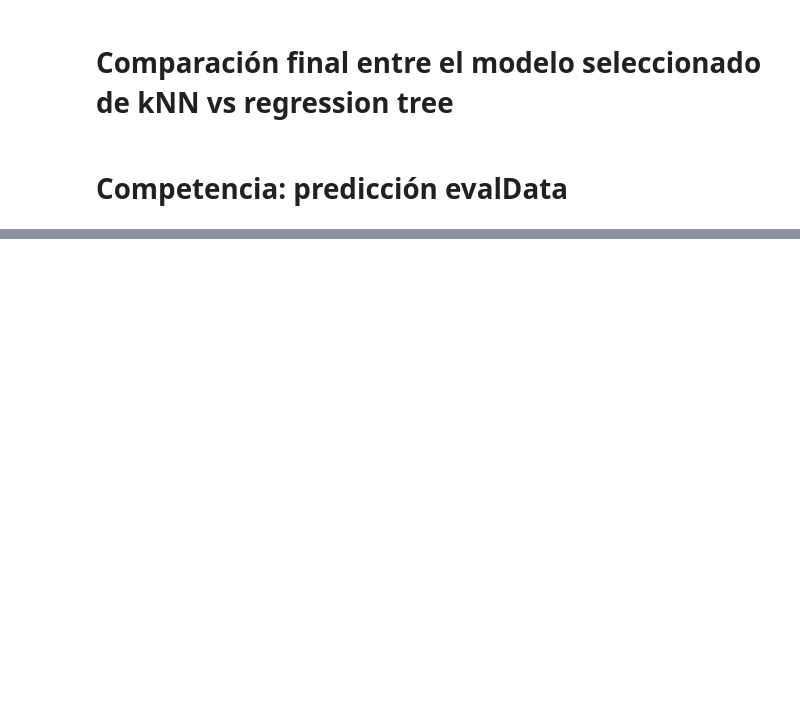
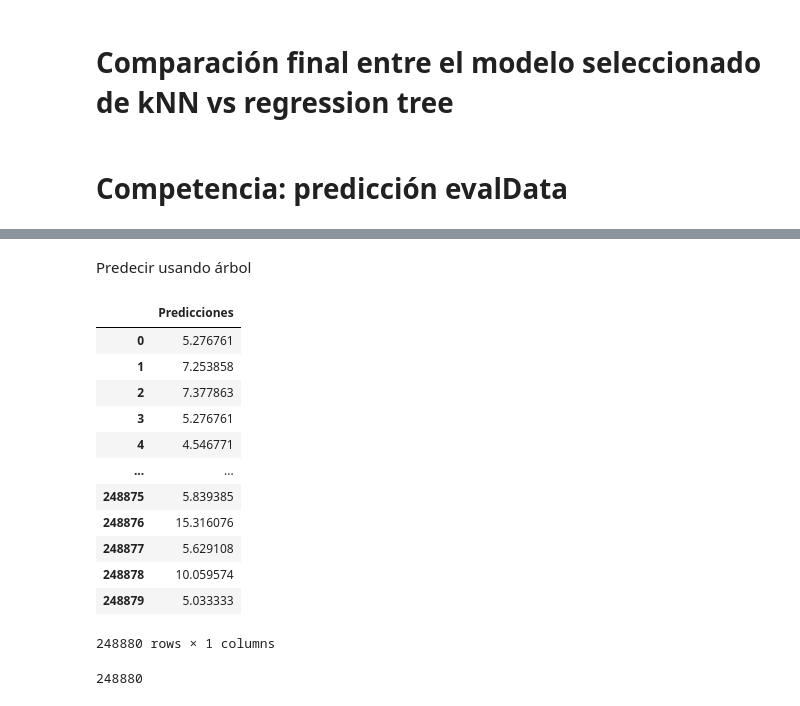
Before and after one commit to anitalittle/tarea2, a Jupyter notebook: tarea2_probando.ipynb, the cells around one changed output, grey strips where cells are left out. Drawn from its saved outputs; the diff is of its cells as text; code cells hidden in the pictures; blank space fills up the shorter version.

```diff
--- a/tarea2_probando.ipynb
+++ b/tarea2_probando.ipynb
@@ -559,7 +597,7 @@ plt.show()
 # %% [markdown]
 # Búsqueda de hiperparámetros y aplicación de regression tree
 # %%
-selected_features_arbol = ['capacity', 'fligth_number', 'pax_low', 'revenues_usd', 'distance', 'month']
+selected_features_arbol = ['capacity', 'fligth_number', 'pax_low', 'revenues_usd', 'distance', 'month', 'departure_time'] #,'int_cnx'
 sample_size = round(956944/4) #PARA IR PROBANDO, CON TIEMPO HACERLO CON EL DF COMPLETO (O SAMPLE MÁS GRANDE)
 df_train_sample = df_train.sample(n=sample_size, random_state=42)
 
@@ -743,0 +833,40 @@ df_test = pd.read_csv('evalData.csv')
+# %% [markdown]
+Predecir usando árbol
+# %%
+selected_features_arbol = ['capacity', 'fligth_number', 'pax_low', 'revenues_usd', 'distance', 'month', 'departure_time'] #,'int_cnx'
+
+X = df_train[selected_features_arbol]
+y = df_train['noshow']
+
+best_tree_reg.fit(X, y)
+X_test = df_test[selected_features_arbol]
+
+#from sklearn.preprocessing import StandardScaler
+#scaler = StandardScaler()
+#X_test_est = scaler.fit_transform(X_test) NO NECESARIO PARA ARBOL
+
+predicciones_tree = best_tree_reg.predict(X_test)
+
+import pandas as pd
+predicciones_tree_df = pd.DataFrame({'Predicciones': predicciones_tree})
+predicciones_tree_df.to_csv('predicciones_tree.csv', index=False)
+
+predicciones_tree_df
+# %% [output]
+|  | Predicciones |
+| 0 | 5.276761 |
+| 1 | 7.253858 |
+| 2 | 7.377863 |
+| 3 | 5.276761 |
+| 4 | 4.546771 |
+| ... | ... |
+| 248875 | 5.839385 |
+| 248876 | 15.316076 |
+| 248877 | 5.629108 |
+| 248878 | 10.059574 |
+| 248879 | 5.033333 |
+248880 rows × 1 columns
+# %%
+len(X_test)
+# %% [output]
+248880
```
Also changed, not shown: parts of 14 cells of this notebook.
